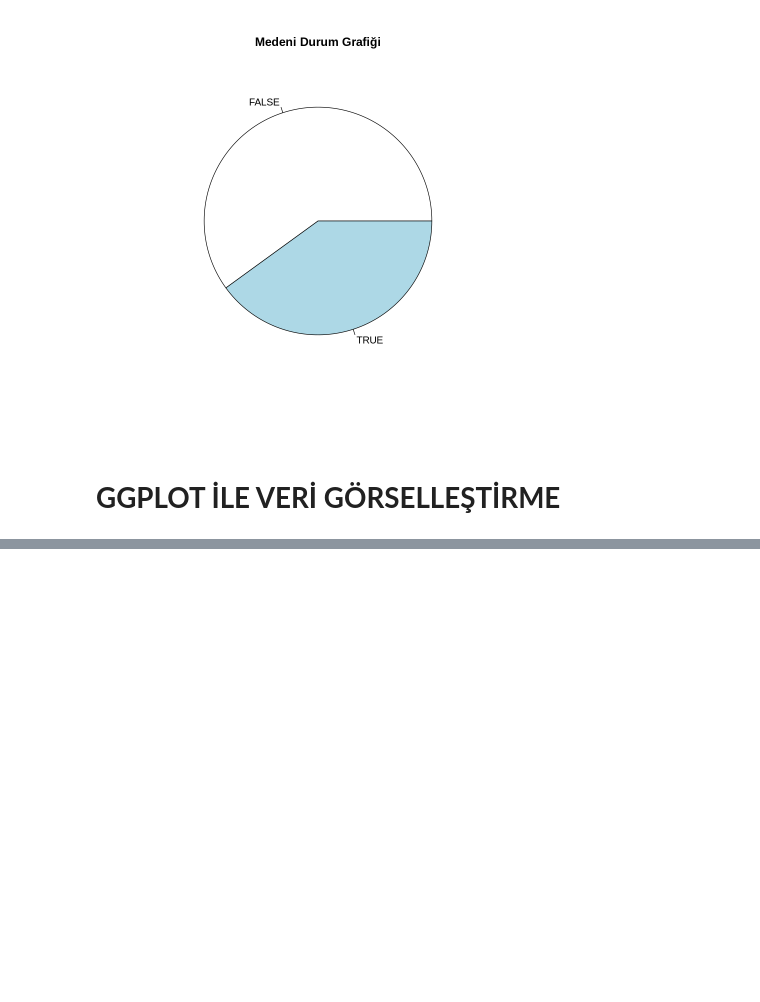
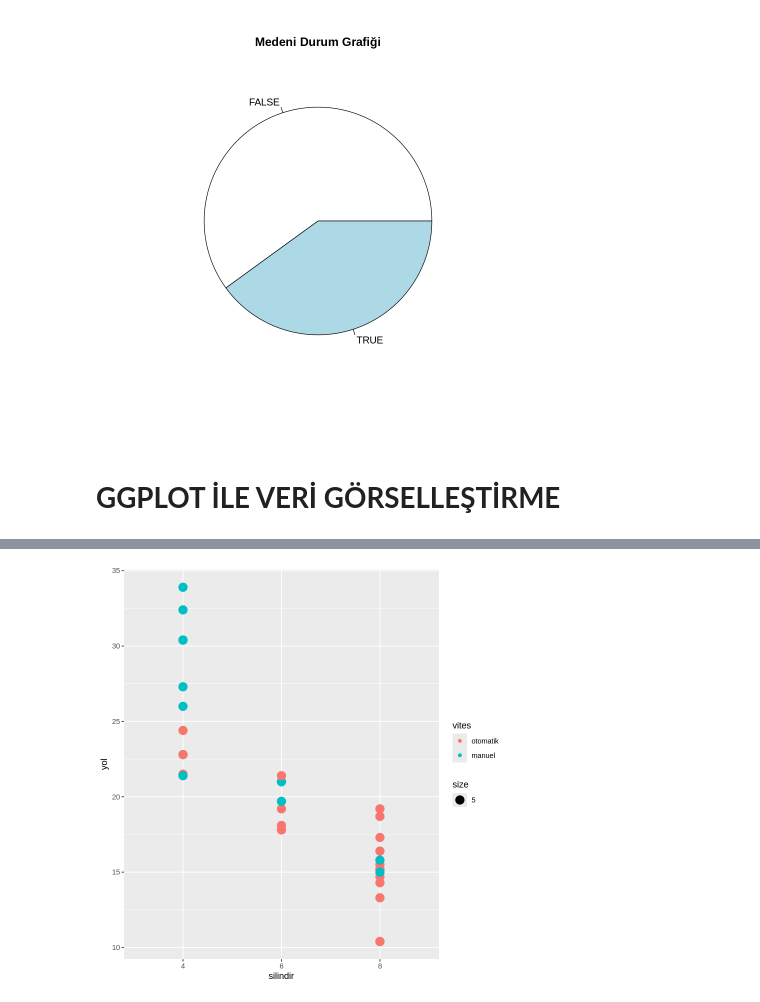
Before and after one commit to azem46/Python_Colab_Handbook, a Jupyter notebook: R_Ders_15_Veri_Görselleştirme_Araçları_ggplot_1.ipynb, the cells around one changed output, grey strips where cells are left out. Cells and saved outputs as stored; diff of their text form; code cells hidden in the pictures; blank space fills up the shorter version.

```diff
--- a/R_Ders_15_Veri_Görselleştirme_Araçları_ggplot_1.ipynb
+++ b/R_Ders_15_Veri_Görselleştirme_Araçları_ggplot_1.ipynb
@@ -119,0 +210,12 @@ pie(table(kadin1$evli_mi),main = "Medeni Durum Grafiği")
+# %%
+# grafiğe yeni bir katman ekliyoruz vites türü değişik renklerde gelecek
+
+grafik3= ggplot(araba_veri,
+                aes(silindir,yol ))+ #her yeni katman + sembolü ile eklenir
+  geom_point(aes(
+  colour= vites,
+  size =5
+  ))
+grafik3
+# %% [output]
+[figure, added]
```
Also changed, not shown: parts of 12 cells of this notebook.
